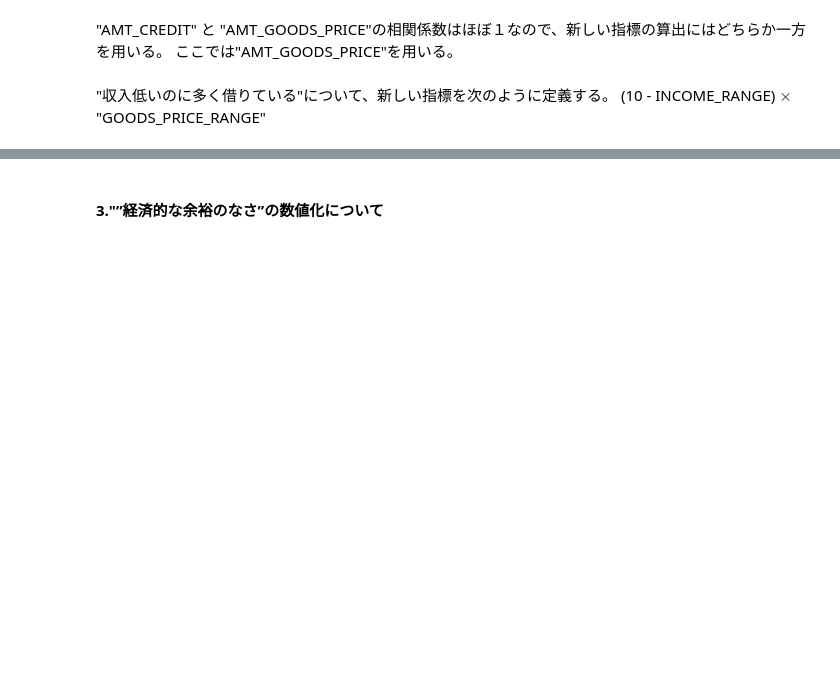
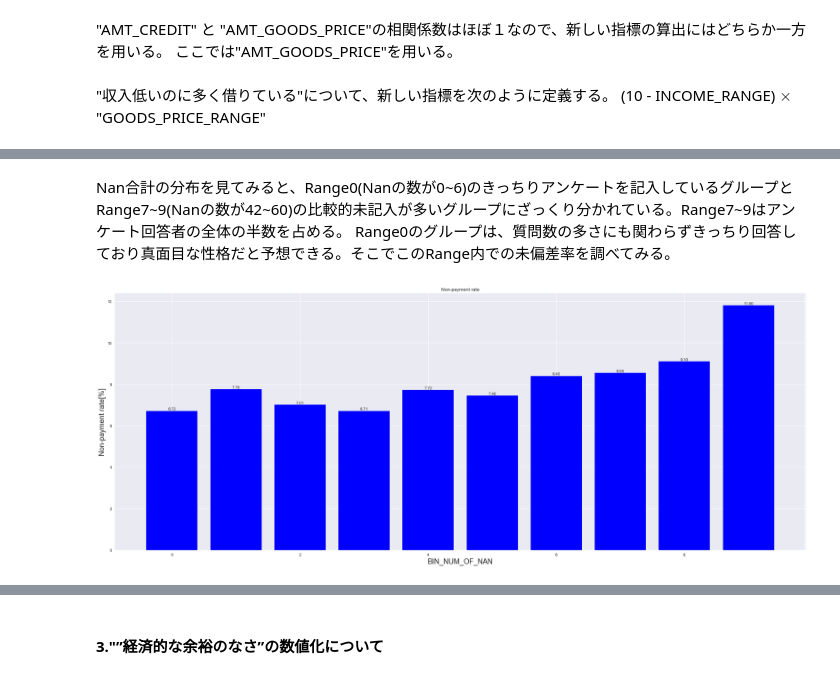
Before and after one commit to ns5849/diveintocode-ml, a Jupyter notebook: week4/week4-session1.ipynb, the cells around one changed output, grey strips where cells are left out. Saved outputs shown, nothing was run; the diff lists cells and outputs as text; code cells hidden in the pictures; blank space fills up the shorter version.

```diff
--- a/week4/week4-session1.ipynb
+++ b/week4/week4-session1.ipynb
@@ -49,6 +49,41 @@ def binning_data(data_source, col_name, binned_col_name, num_of_bin=10, option="
         print("range label={} : range={:.5f}~{:.5f}".format(i, bins[i], bins[i+1]) )
 
     return data_source
+# %%
+def plot_non_repayment_rate(data_source, col_name, flag_rename_x_label=False):
+    """
+    X軸を指定された列として未偏差率を棒グラフでプロット
+
+    parameter
+    --------------
+    data_source : Pandas dataframe
+    col_name : string
+    flag_rename_x_label : bool
+
+    return
+    --------------
+    None
+    """
+
+    #ラベル毎に返済率を算出
+    non_repayment_rate = data_source.groupby(col_name, as_index=False).mean()
+    non_repayment_rate["TARGET"] *= 100
+    #print(non_repayment_rate)
+
+    #Bar plot
+    plt.figure(figsize=(25,10))
+    plt.bar(non_repayment_rate.index, non_repayment_rate["TARGET"], color="Blue")
+    plt.xlabel(col_name, fontsize=18)
+    plt.ylabel("Non-payment rate[%]", fontsize=18)
+    plt.title("Non-payment rate")
+    plt.tight_layout()
+
+    #グラフ上に数値表示
+    for x, y in zip(non_repayment_rate.index, non_repayment_rate["TARGET"]):
+        plt.text(x, y, str("{:.2f}").format(y), ha='center', va='bottom')
+        if flag_rename_x_label == True:
+            plt.xticks(non_repayment_rate.index, non_repayment_rate[col_name]) #x軸を実際のデータラベルへ置き換え
+    plt.show()
 # %% [markdown]
 ### 【問題1】パイプラインの作成
 授業前課題で行ったことを参考に、学習し推定結果を出すまでの一連の流れを行ってください。テストデータに対して推定を行い、それをKaggleに提出してみましょう。この段階では高い精度を出す必要はありません。
@@ -409,0 +493,7 @@ array([[1.       , 0.9866873],
+# %% [markdown]
+Nan合計の分布を見てみると、Range0(Nanの数が0~6)のきっちりアンケートを記入しているグループとRange7~9(Nanの数が42~60)の比較的未記入が多いグループにざっくり分かれている。Range7~9はアンケート回答者の全体の半数を占める。
+Range0のグループは、質問数の多さにも関わらずきっちり回答しており真面目な性格だと予想できる。そこでこのRange内での未偏差率を調べてみる。
+# %%
+plot_non_repayment_rate(pd_application_train, 'BIN_NUM_OF_NAN', False)
+# %% [output]
+[figure, added]
```
Also changed, not shown: parts of 8 cells of this notebook.
